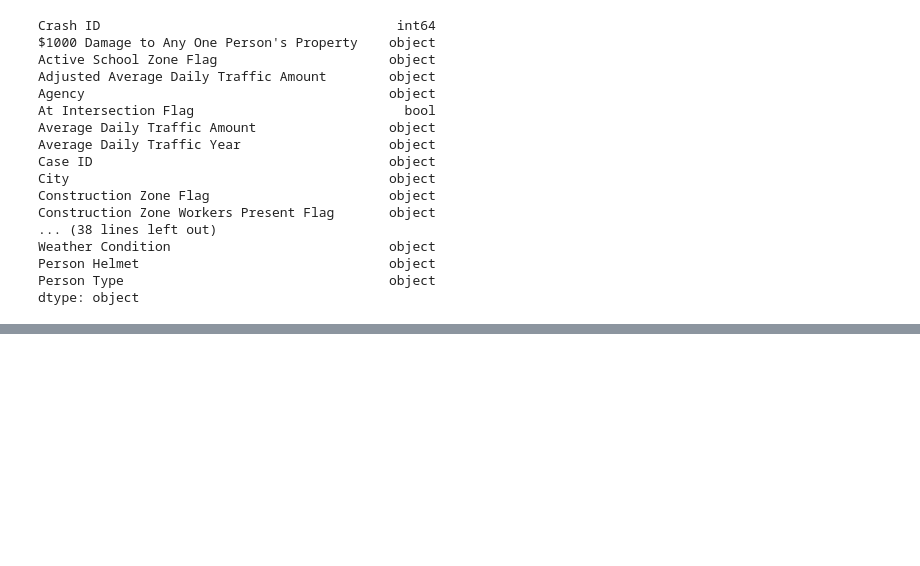
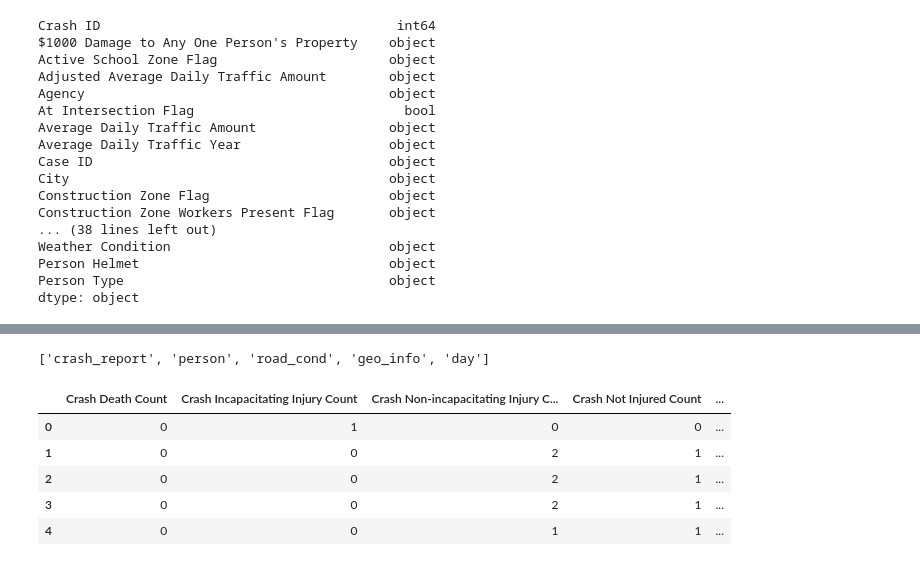
Before and after one commit to soonkienyuan/data-wrangling-school-project, a Jupyter notebook: phase 1.ipynb, the cells around one changed output, grey strips where cells are left out. Saved outputs shown, nothing was run; the diff lists cells and outputs as text; code cells hidden in the pictures; blank space fills up the shorter version.

```diff
--- a/phase 1.ipynb
+++ b/phase 1.ipynb
@@ -84,0 +89,13 @@ super_grp
+# %%
+[i for i in super_grp]
+# %% [output]
+['crash_report', 'person', 'road_cond', 'geo_info', 'day']
+# %%
+dataset.loc[:, list(super_grp["crash_report"])].head()
+# %% [output]
+|  | Crash Death Count | Crash Incapacitating Injury Count | Crash Non-incapacitating Injury C... | Crash Not Injured Count | ... |
+| 0 | 0 | 1 | 0 | 0 | ... |
+| 1 | 0 | 0 | 2 | 1 | ... |
+| 2 | 0 | 0 | 2 | 1 | ... |
+| 3 | 0 | 0 | 2 | 1 | ... |
+| 4 | 0 | 0 | 1 | 1 | ... |
```
Also changed, not shown: parts of 5 cells of this notebook, 1 other file.
